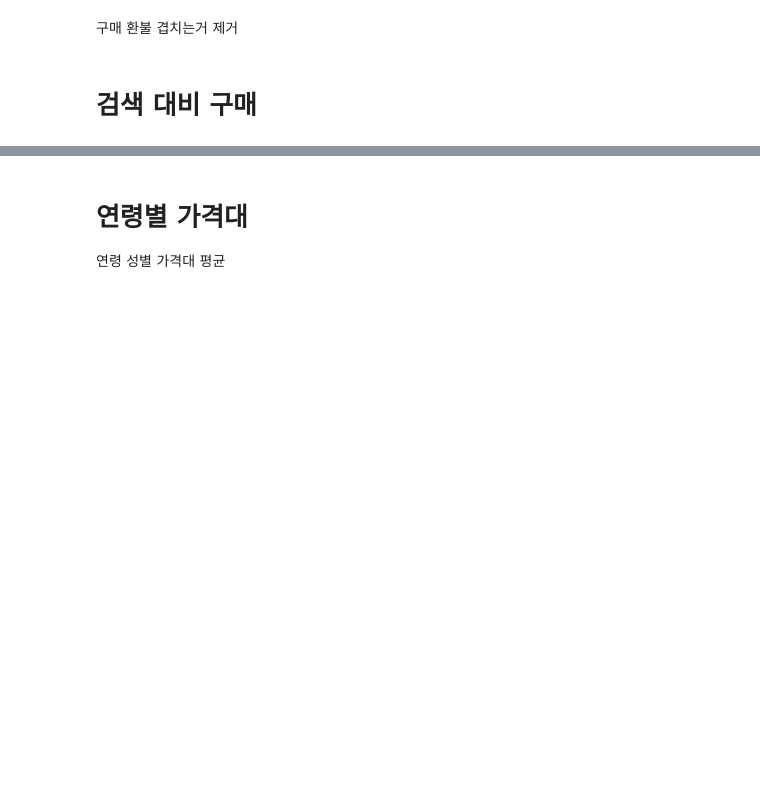
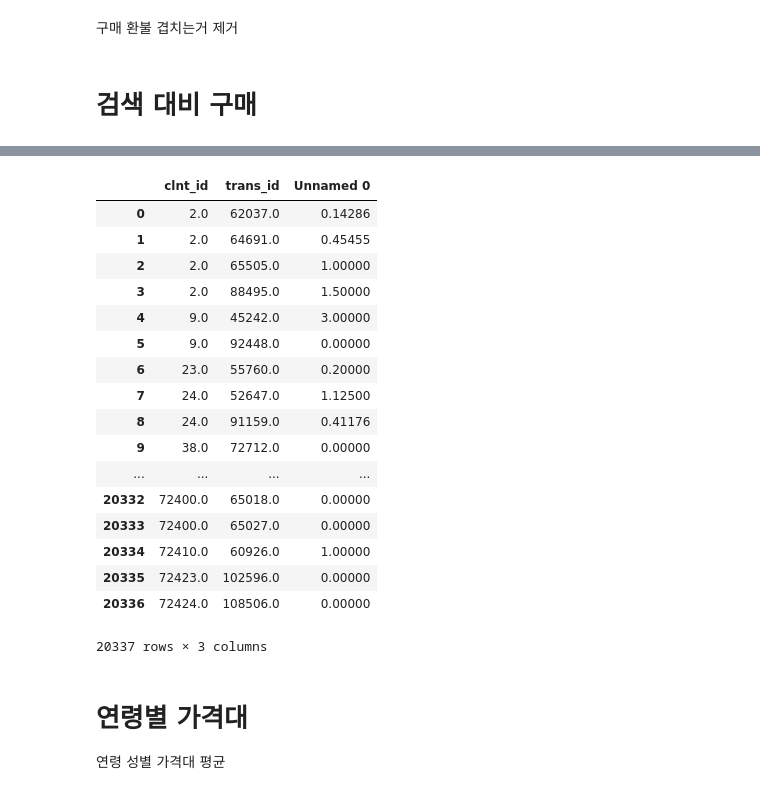
Before and after one commit to GyuYoungCho/Lpoint-Competition, a Jupyter notebook: project/point_cut/EDA.ipynb, the cells around one changed output, grey strips where cells are left out. Drawn from its saved outputs; the diff is of its cells as text; code cells hidden in the pictures; blank space fills up the shorter version.

```diff
--- a/project/point_cut/EDA.ipynb
+++ b/project/point_cut/EDA.ipynb
@@ -245,0 +241,10 @@ merge4 = TFI.merge(oai60,on = ["clnt_id","trans_id"])[["clnt_id","trans_id","act
+# %%
+oai6 = OAI[OAI["action_type"]==6][["clnt_id","sess_id", "sess_dt","hit_tm","trans_id"]].reset_index(drop=True)
+oai0 = OAI[OAI["action_type"]==0][["clnt_id","sess_id", "sess_dt","hit_tm","sech_kwd"]].reset_index(drop=True)
+# %%
+pd_c_list = {}
+oai6["sech_count"] = 0
+for row in tqdm(range(oai6.shape[0])):
+    data = oai6.iloc[row,]
+    sech = len(oai0[(oai0["clnt_id"]==data["clnt_id"])&(oai0["sess_id"]==data["sess_id"])]["sech_kwd"])
+    oai6["sech_count"][row] = oai6["sech_count"][row]+sech
@@ -245,0 +255,10 @@ merge4 = TFI.merge(oai60,on = ["clnt_id","trans_id"])[["clnt_id","trans_id","act
+# %%
+sech_count = oai6.groupby(["clnt_id","trans_id"]).sum()["sech_count"].reset_index()
+sech_count[sech_count==0] = 100000000000
+# %%
+tfi_g = TFI[["clnt_id", "trans_id","pd_c"]]
+tfi_g["buy_count"] = 1
+tfi_group = pd.pivot_table(tfi_g,index=["clnt_id","trans_id"],values="buy_count",aggfunc=np.sum).reset_index()
+tfi_group
+merge4 = tfi_group.merge(sech_count,on = ["clnt_id","trans_id"])
+merge4[["clnt_id","trans_id"]].duplicated().sum()
@@ -246,3 +271,25 @@ merge4 = TFI.merge(oai60,on = ["clnt_id","trans_id"])[["clnt_id","trans_id","act
+# %%
+buy_prop = pd.DataFrame([merge4["clnt_id"],merge4["trans_id"],round((merge4["buy_count"]/merge4["sech_count"]),5)]).T
+buy_prop
+# %% [output]
+|  | clnt_id | trans_id | Unnamed 0 |
+| 0 | 2.0 | 62037.0 | 0.14286 |
+| 1 | 2.0 | 64691.0 | 0.45455 |
+| 2 | 2.0 | 65505.0 | 1.00000 |
+| 3 | 2.0 | 88495.0 | 1.50000 |
+| 4 | 9.0 | 45242.0 | 3.00000 |
+| 5 | 9.0 | 92448.0 | 0.00000 |
+| 6 | 23.0 | 55760.0 | 0.20000 |
+| 7 | 24.0 | 52647.0 | 1.12500 |
+| 8 | 24.0 | 91159.0 | 0.41176 |
+| 9 | 38.0 | 72712.0 | 0.00000 |
+| ... | ... | ... | ... |
+| 20332 | 72400.0 | 65018.0 | 0.00000 |
+| 20333 | 72400.0 | 65027.0 | 0.00000 |
+| 20334 | 72410.0 | 60926.0 | 1.00000 |
+| 20335 | 72423.0 | 102596.0 | 0.00000 |
+| 20336 | 72424.0 | 108506.0 | 0.00000 |
+20337 rows × 3 columns
 # %% [markdown]
 # 연령별 가격대
 연령 성별 가격대 평균
```
Also changed, not shown: parts of 12 cells of this notebook.
